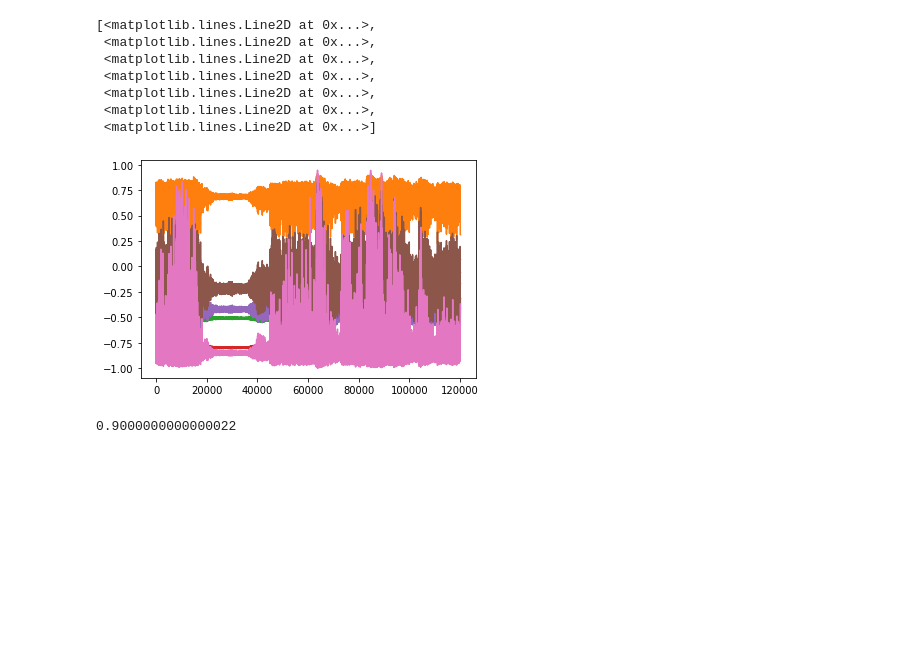
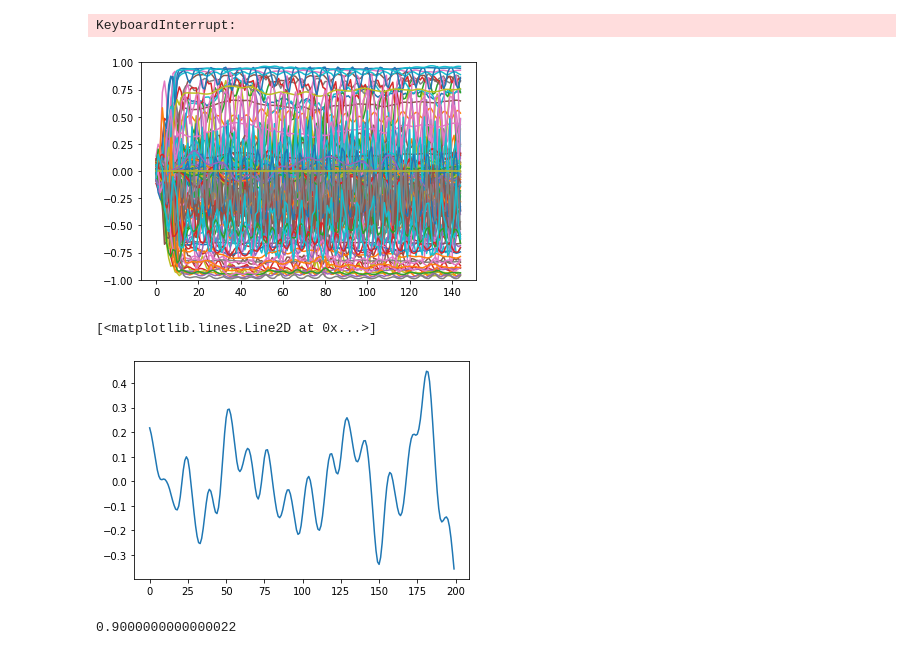
Before and after one commit to jamiecwebber/MusicMotionHack, a Jupyter notebook: Demo.ipynb, the cells around one changed output. Saved outputs shown, nothing was run; the diff lists cells and outputs as text; code cells hidden in the pictures; blank space fills up the shorter version.

```diff
--- a/Demo.ipynb
+++ b/Demo.ipynb
@@ -19,39 +21,38 @@ esn = SimpleESN(n_readout=7, n_components=7, n_inputs=2, input_gain=3, input_spa
 # %%
 %matplotlib inline
+output = []
+for i in range(200):
+    step=[y[480000+i], y[200000+i]]
 
-output = []
-for i in range(120000):
-    step=[y[480000], y[200000+i]]
     output.append(esn.step(step))
 
-#     plt.clf()
-#     plt.ylim(-1,1)
-#     plt.plot(np.array(output[:][-250:]))
-#     display.display(plt.gcf())
-#     display.clear_output(wait=True)
-#     time.sleep(0.0001)
+    plt.clf()
+    plt.ylim(-1,1)
+    plt.plot(np.array(output[:][-250:]))
+
+    display.display(plt.gcf())
+    display.clear_output(wait=True)
+    time.sleep(0.05)
 
 # print(len(np.array(output[0:100]).T[0][0]))
 
 for j in range(100):
     output.append(esn.step([0,0]))
-#     plt.clf()
-#     plt.plot(np.array(output))
-#     display.display(plt.gcf())
-#     display.clear_output(wait=True)
-#     time.sleep(0.0001)
+    plt.clf()
+    plt.plot(np.array(output))
+    display.display(plt.gcf())
+
+    display.clear_output(wait=True)
+    time.sleep(0.0001)
+# %% [output]
+KeyboardInterrupt:
+[figure, added]
 # %%
 
-plt.plot(output)
+plt.plot( range(200), y[480000:480200])
 # %% [output]
-[<matplotlib.lines.Line2D at 0x...>,
- <matplotlib.lines.Line2D at 0x...>,
- <matplotlib.lines.Line2D at 0x...>,
- <matplotlib.lines.Line2D at 0x...>,
- <matplotlib.lines.Line2D at 0x...>,
- <matplotlib.lines.Line2D at 0x...>,
- <matplotlib.lines.Line2D at 0x...>]
+[<matplotlib.lines.Line2D at 0x...>]
-[figure, old version]
+[figure, new version]
 # %%
 np.max(np.abs(la.eig(esn.weights_)[0]))
 # %% [output]
```
Also changed, not shown: parts of 3 cells of this notebook, 1 other file.
